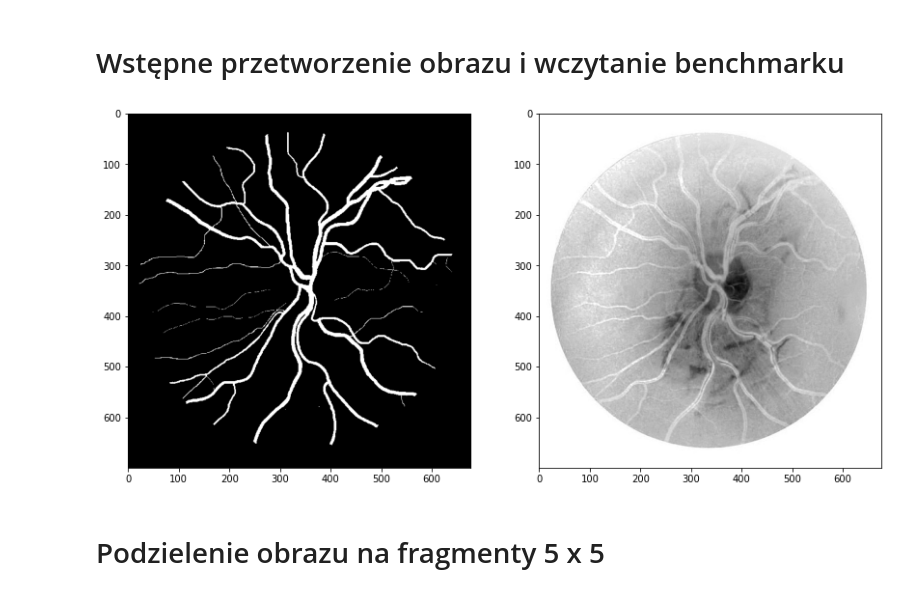
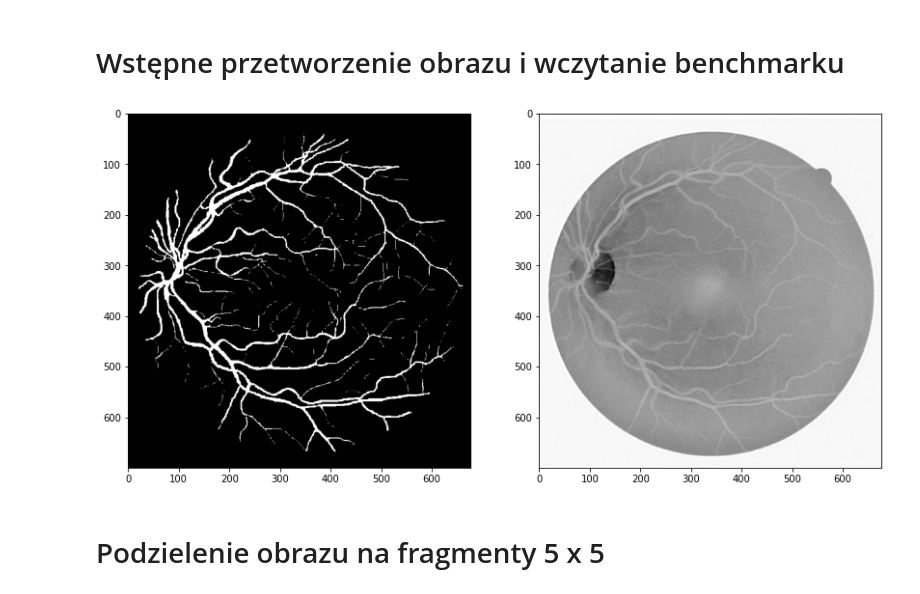
Before and after one commit to gustkust/Eye-Blood-Vessels-Finder, a Jupyter notebook: KNN.ipynb, the cells around one changed output. Saved outputs shown, nothing was run; the diff lists cells and outputs as text; code cells hidden in the pictures.

```diff
--- a/KNN.ipynb
+++ b/KNN.ipynb
@@ -13,33 +13,31 @@ import cv2
 # %% [markdown]
 # Wstępne przetworzenie obrazu i wczytanie benchmarku
 # %%
-idx = 4
-# img = img_as_float(io.imread(f'filters/healthy/0{idx}_h.jpg'))
+idx = 1
 img = img_as_float(io.imread(f'test_res/test{idx}.jpg'))
 img = img[:, :, 1]
 img = rescale(img, 1, anti_aliasing=False)
 img = util.invert(img)
 
-# good = img_as_float(io.imread(f'benchmark{idx}.jpg'))[:, :, 1]
 good = img_as_float(io.imread(f'test_res/res{idx}.jpg'))[:, :, 1]
 i = 0
 while i < len(good):
     j = 0
     while j < len(good[i]):
         if good[i][j] > 0.9:
             good[i][j] = 1
         else:
             good[i][j] = 0
         j += 1
     i += 1
 
 fig, axs = plt.subplots(1, 2)
 axs[0].imshow(good, cmap="gray")
 axs[1].imshow(img, cmap="gray")
 fig.set_size_inches(14, 10)
 plt.show()
 # %% [output]
-[figure, old version]
+[figure, new version]
 # %% [markdown]
 # Podzielenie obrazu na fragmenty 5 x 5
 # %%
```
Also changed, not shown: parts of 4 cells of this notebook, 2 other files.
